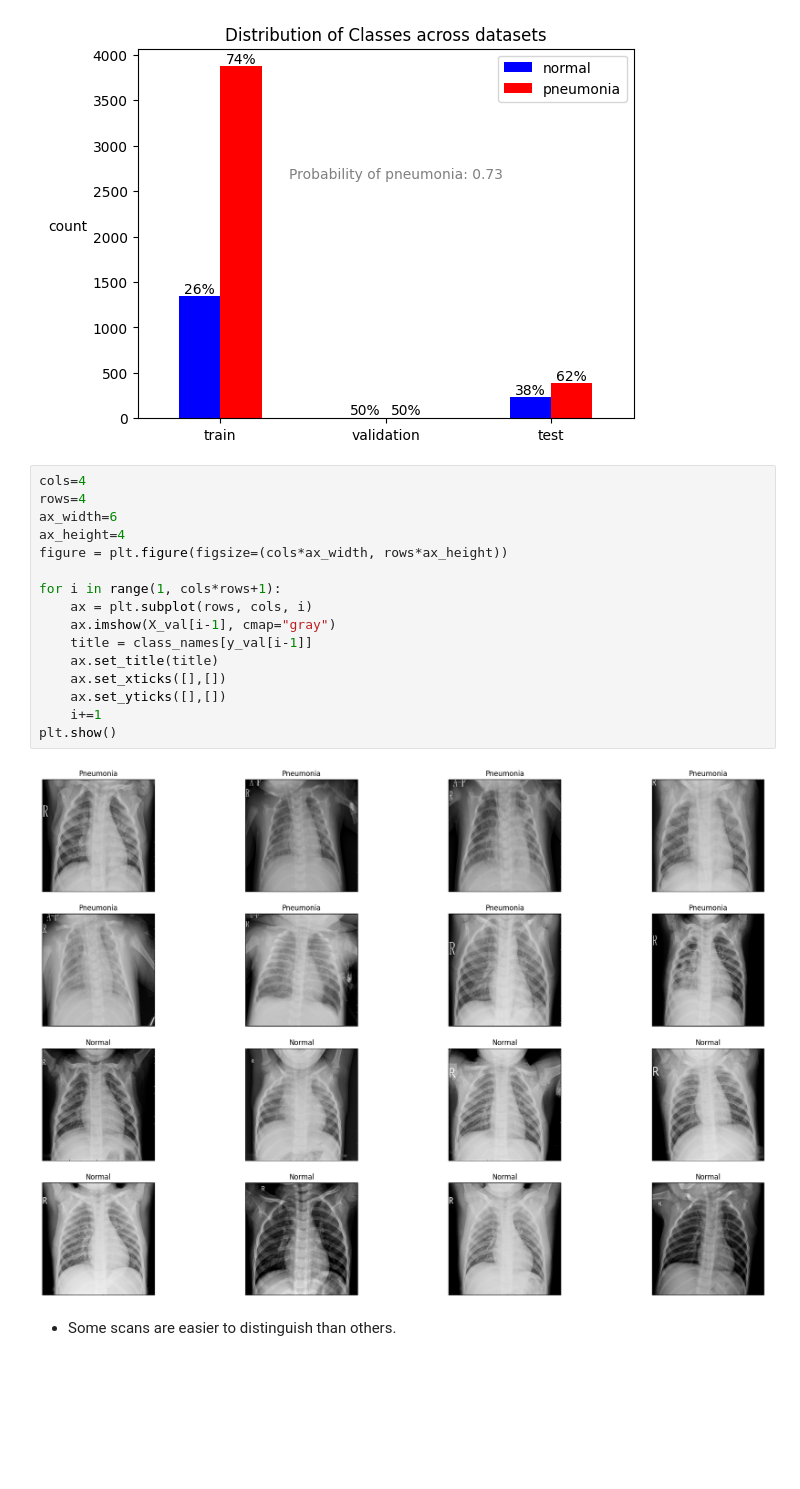
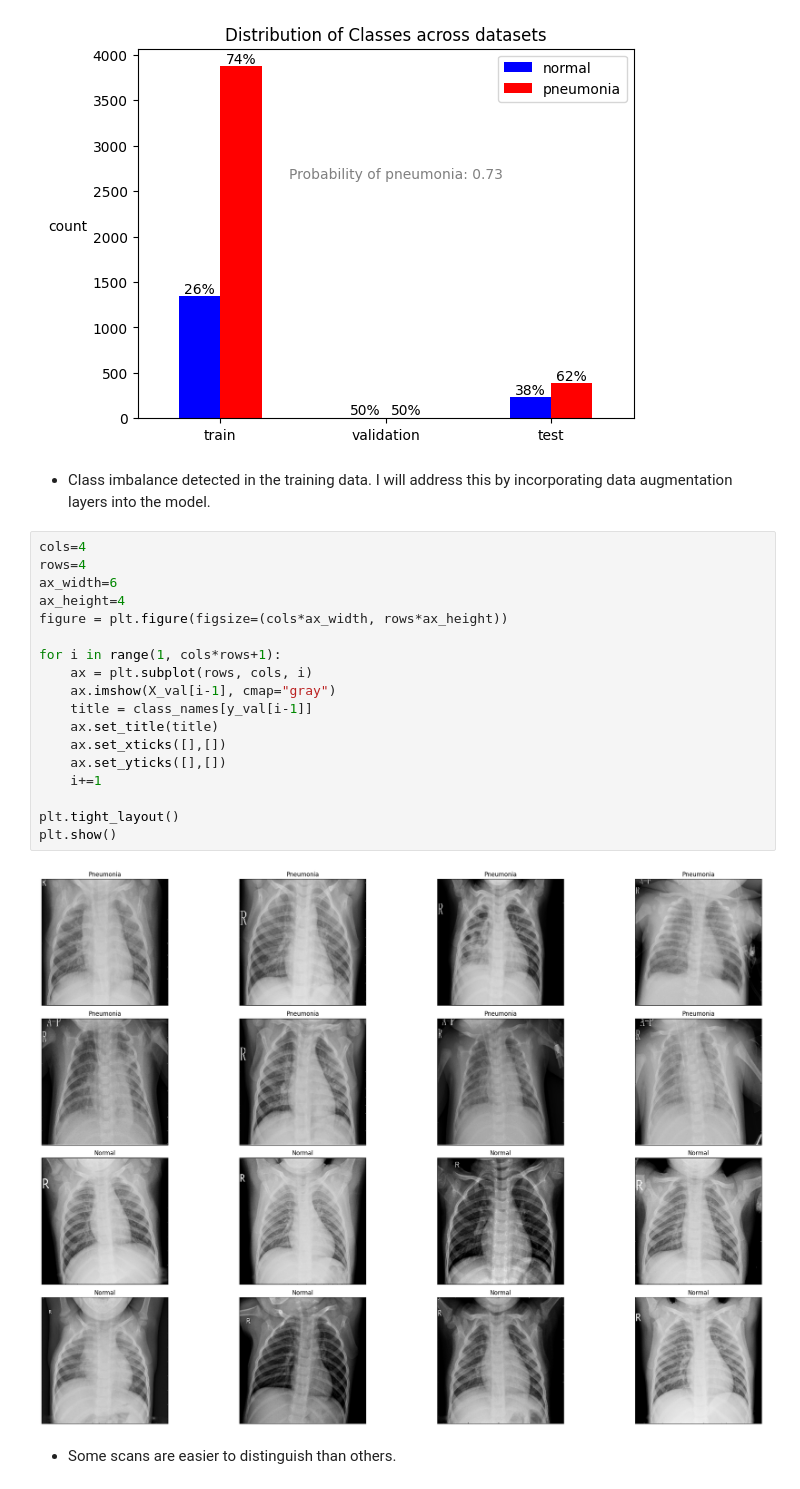
Before and after one commit to Abdurrahman-Morsi/X-ray, a Jupyter notebook: x_ray.ipynb, the cells around one changed output. Cells and saved outputs as stored; diff of their text form; blank space fills up the shorter version.

```diff
--- a/x_ray.ipynb
+++ b/x_ray.ipynb
@@ -130,24 +135,28 @@ ax.axes.yaxis.label.set_ha("right")
 plt.show()
 # %% [output]
 [figure]
+# %% [markdown]
+- Class imbalance detected in the training data. I will address this by incorporating data augmentation layers into the model.
 # %%
 cols=4
 rows=4
 ax_width=6
 ax_height=4
 figure = plt.figure(figsize=(cols*ax_width, rows*ax_height))
 
 for i in range(1, cols*rows+1):
     ax = plt.subplot(rows, cols, i)
     ax.imshow(X_val[i-1], cmap="gray")
     title = class_names[y_val[i-1]]
     ax.set_title(title)
     ax.set_xticks([],[])
     ax.set_yticks([],[])
     i+=1
+
+plt.tight_layout()
 plt.show()
 # %% [output]
-[figure, old version]
+[figure, new version]
 # %% [markdown]
 - Some scans are easier to distinguish than others.
 # %%
```
Also changed, not shown: parts of 6 cells of this notebook.
